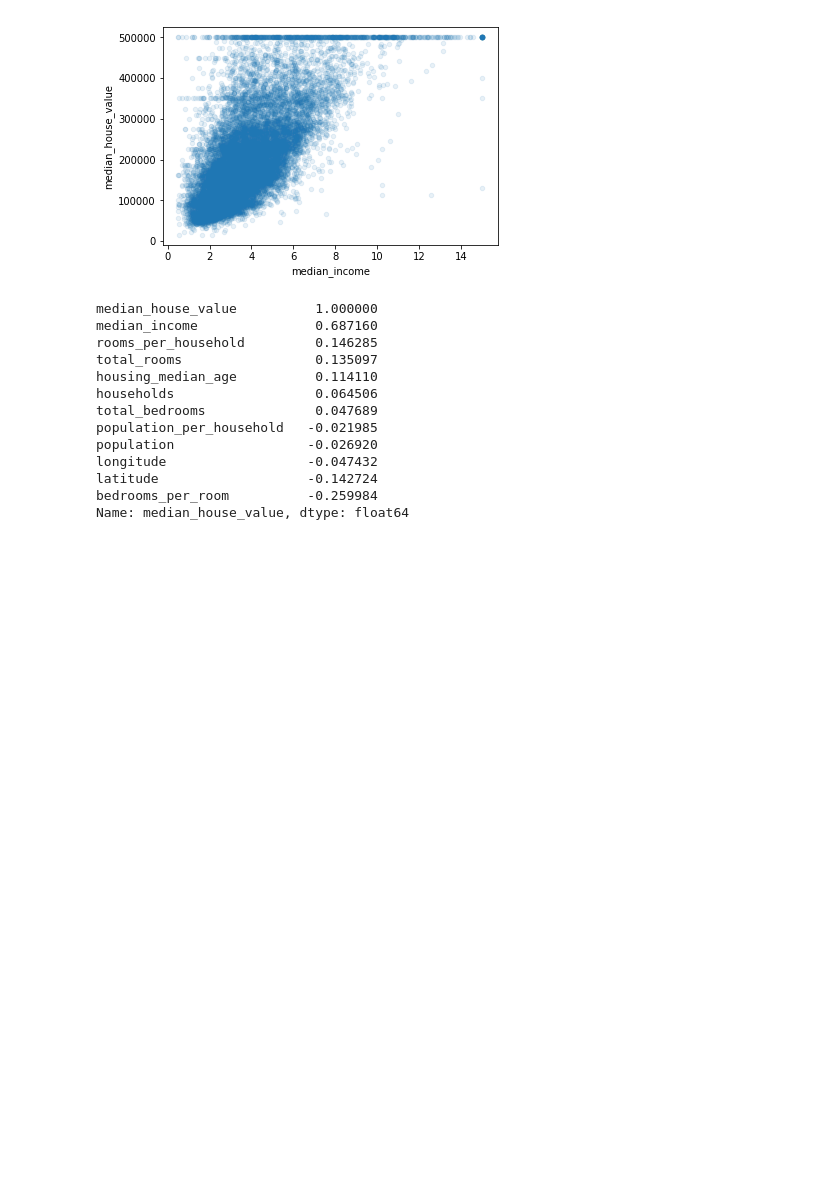
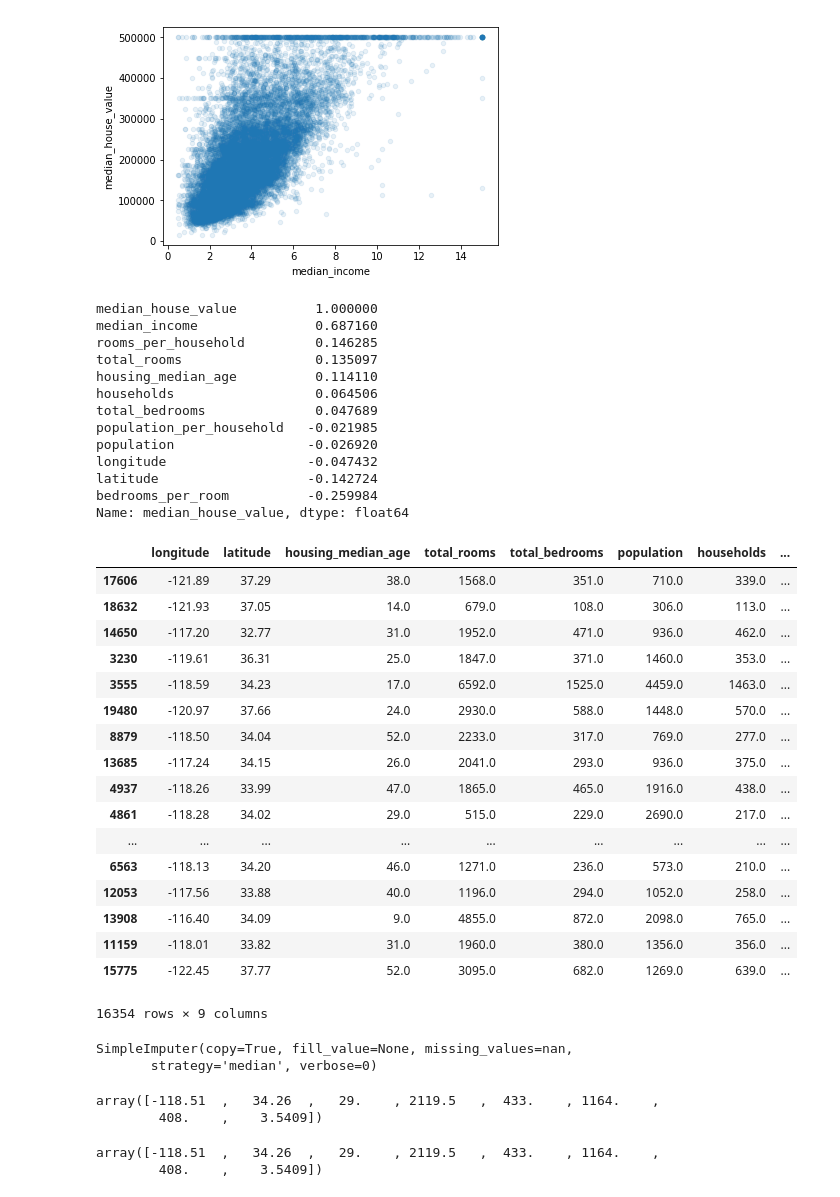
Before and after one commit to Cameron-Calpin/Code, a Jupyter notebook: Machine Learning - Book/Housing.ipynb, the cells around one changed output. Drawn from its saved outputs; the diff is of its cells as text; code cells hidden in the pictures; blank space fills up the shorter version.

Commit message:
More machine learning jupyter notebook stuff

```diff
--- a/Machine Learning - Book/Housing.ipynb
+++ b/Machine Learning - Book/Housing.ipynb
@@ -259,3 +259,71 @@ longitude                  -0.047432
 latitude                   -0.142724
 bedrooms_per_room          -0.259984
 Name: median_house_value, dtype: float64
+# %%
+'''
+Revert to clean training set (coying strat_train_set once again),
+separate the predictors and the labels since we don't necessarily
+want to apply the same transormations to the predictors and the
+target values.
+'''
+housing = strat_train_set.drop("median_house_value", axis=1)
+housing_labels = strat_train_set["median_house_value"].copy()
+# %%
+'''
+Missing some features. total_bedrooms has some missing values.
+Three options
+ - Get rid of the corresponding districts
+ - Get rid of the whole attribute
+ - Set the values to some value (zero, the mean, the median, etc.)
+'''
+housing.dropna(subset=["total_bedrooms"])     # option 1
+# housing.drop("total_bedrooms", axis=1)        # option 2
+# median = housing["total_bedrooms"].median()   # option 3
+# housing["total_bedrooms"].fillna(median, inplace=True)
+# %% [output]
+|  | longitude | latitude | housing_median_age | total_rooms | total_bedrooms | population | households | ... |
+| 17606 | -121.89 | 37.29 | 38.0 | 1568.0 | 351.0 | 710.0 | 339.0 | ... |
+| 18632 | -121.93 | 37.05 | 14.0 | 679.0 | 108.0 | 306.0 | 113.0 | ... |
+| 14650 | -117.20 | 32.77 | 31.0 | 1952.0 | 471.0 | 936.0 | 462.0 | ... |
+| 3230 | -119.61 | 36.31 | 25.0 | 1847.0 | 371.0 | 1460.0 | 353.0 | ... |
+| 3555 | -118.59 | 34.23 | 17.0 | 6592.0 | 1525.0 | 4459.0 | 1463.0 | ... |
+| 19480 | -120.97 | 37.66 | 24.0 | 2930.0 | 588.0 | 1448.0 | 570.0 | ... |
+| 8879 | -118.50 | 34.04 | 52.0 | 2233.0 | 317.0 | 769.0 | 277.0 | ... |
+| 13685 | -117.24 | 34.15 | 26.0 | 2041.0 | 293.0 | 936.0 | 375.0 | ... |
+| 4937 | -118.26 | 33.99 | 47.0 | 1865.0 | 465.0 | 1916.0 | 438.0 | ... |
+| 4861 | -118.28 | 34.02 | 29.0 | 515.0 | 229.0 | 2690.0 | 217.0 | ... |
+| ... | ... | ... | ... | ... | ... | ... | ... | ... |
+| 6563 | -118.13 | 34.20 | 46.0 | 1271.0 | 236.0 | 573.0 | 210.0 | ... |
+| 12053 | -117.56 | 33.88 | 40.0 | 1196.0 | 294.0 | 1052.0 | 258.0 | ... |
+| 13908 | -116.40 | 34.09 | 9.0 | 4855.0 | 872.0 | 2098.0 | 765.0 | ... |
+| 11159 | -118.01 | 33.82 | 31.0 | 1960.0 | 380.0 | 1356.0 | 356.0 | ... |
+| 15775 | -122.45 | 37.77 | 52.0 | 3095.0 | 682.0 | 1269.0 | 639.0 | ... |
+16354 rows × 9 columns
+# %%
+'''
+We'll use SimpleImputer (Scikit-Learn) to take care of the missing values.
+First, we create a SimpleImputer instance, specifying that we want to replace
+each attribute's missing values with the median of that attribute.
+'''
+from sklearn.impute import SimpleImputer
+
+imputer = SimpleImputer(strategy="median")
+
+# the median can only be computed on numerical attributes,
+# we need to create a copy of the data w/o the text attribute
+# ocean_proximity
+housing_num = housing.drop("ocean_proximity", axis=1)
+imputer.fit(housing_num)
+# %% [output]
+SimpleImputer(copy=True, fill_value=None, missing_values=nan,
+       strategy='median', verbose=0)
+# %%
+imputer.statistics_
+# %% [output]
+array([-118.51  ,   34.26  ,   29.    , 2119.5   ,  433.    , 1164.    ,
+        408.    ,    3.5409])
+# %%
+housing_num.median().values
+# %% [output]
+array([-118.51  ,   34.26  ,   29.    , 2119.5   ,  433.    , 1164.    ,
+        408.    ,    3.5409])
```
Also changed, not shown: parts of 9 cells of this notebook.
